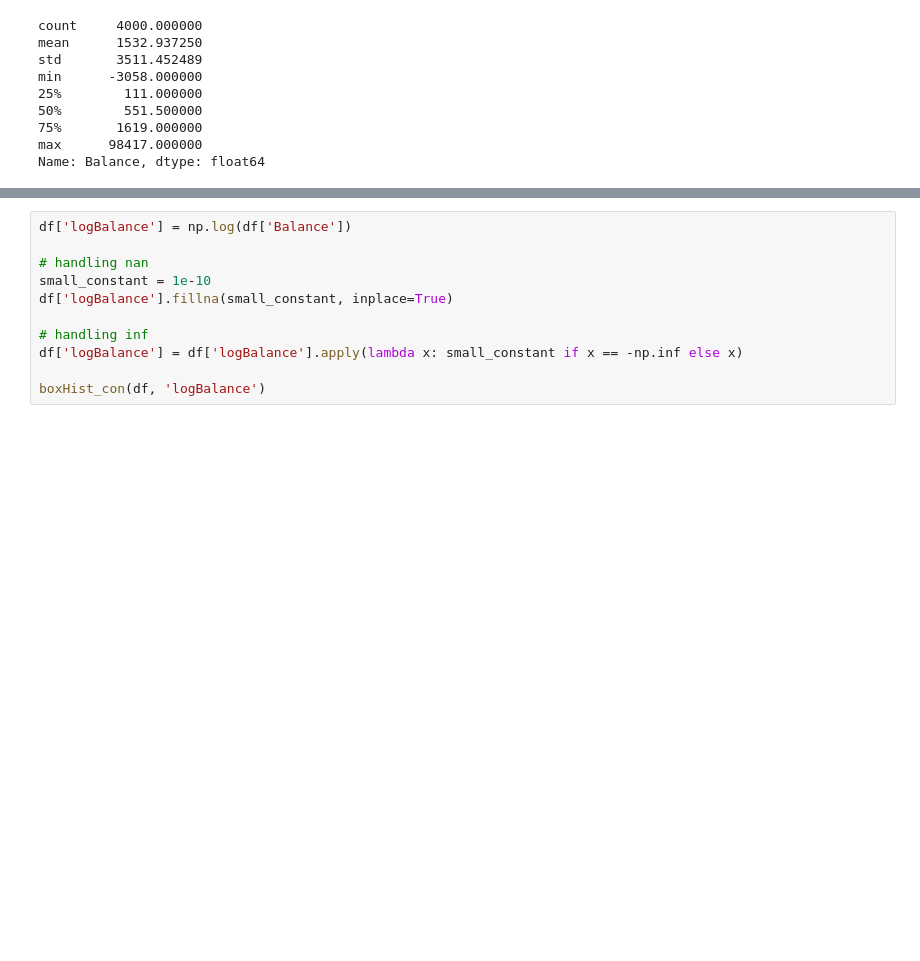
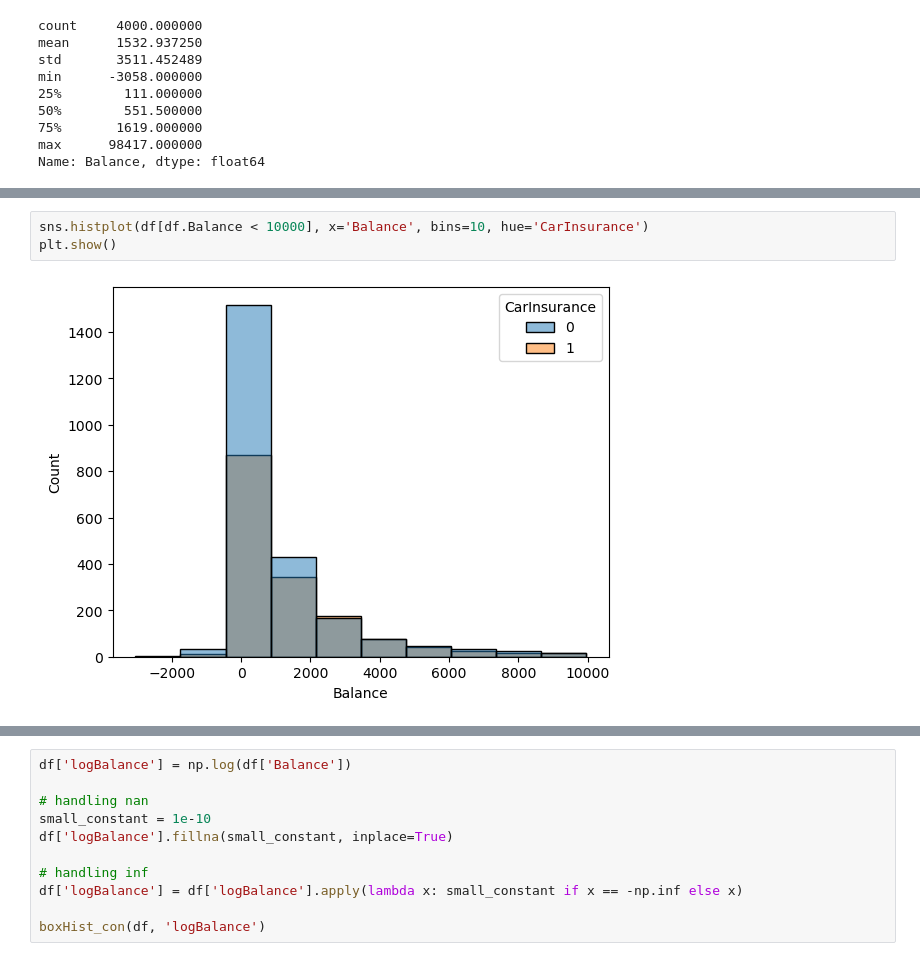
Before and after one commit to isaacebi/Car-Insurance-Cold-Calls, a Jupyter notebook: notebooks/1.0-ie-data-exploration.ipynb, the cells around one changed output, grey strips where cells are left out. Cells and saved outputs as stored; diff of their text form; blank space fills up the shorter version.

```diff
--- a/notebooks/1.0-ie-data-exploration.ipynb
+++ b/notebooks/1.0-ie-data-exploration.ipynb
@@ -317,0 +336,5 @@ Name: Balance, dtype: float64
+# %%
+sns.histplot(df[df.Balance < 10000], x='Balance', bins=10, hue='CarInsurance')
+plt.show()
+# %% [output]
+[figure, added]
```
Also changed, not shown: parts of 22 cells of this notebook.
